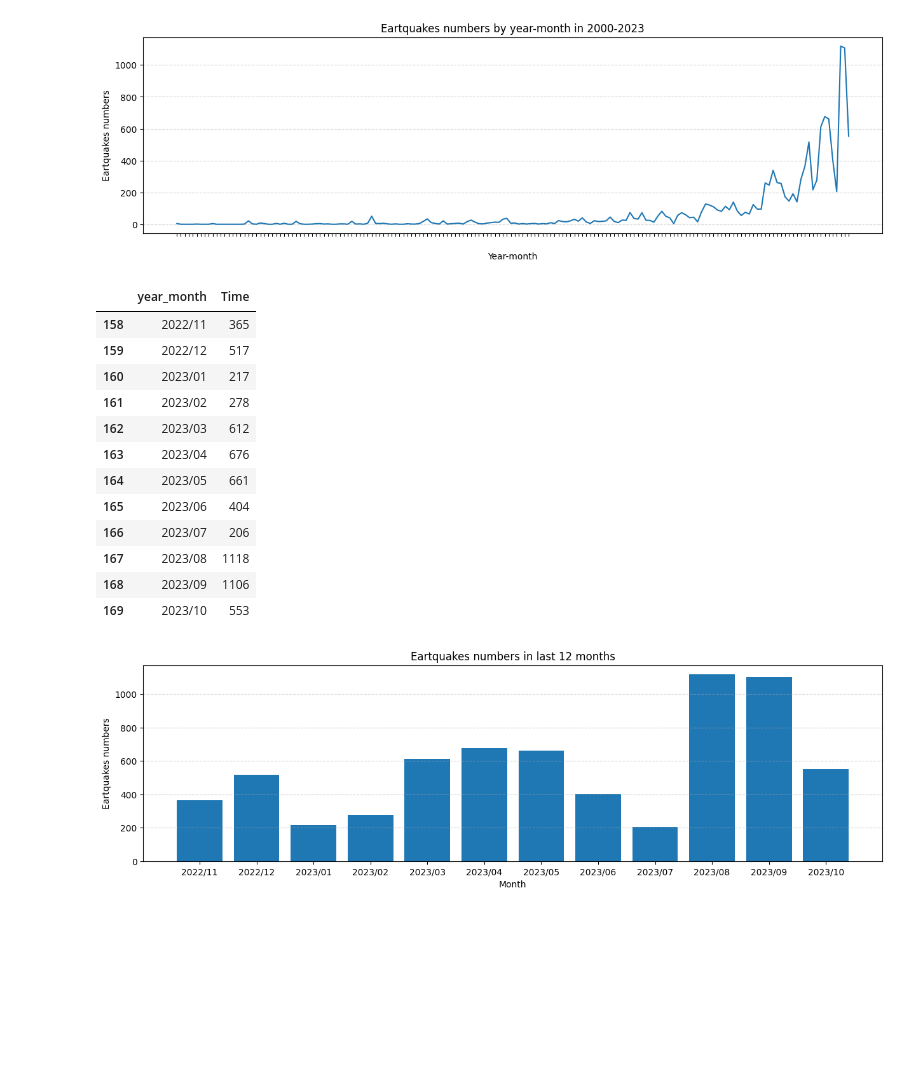
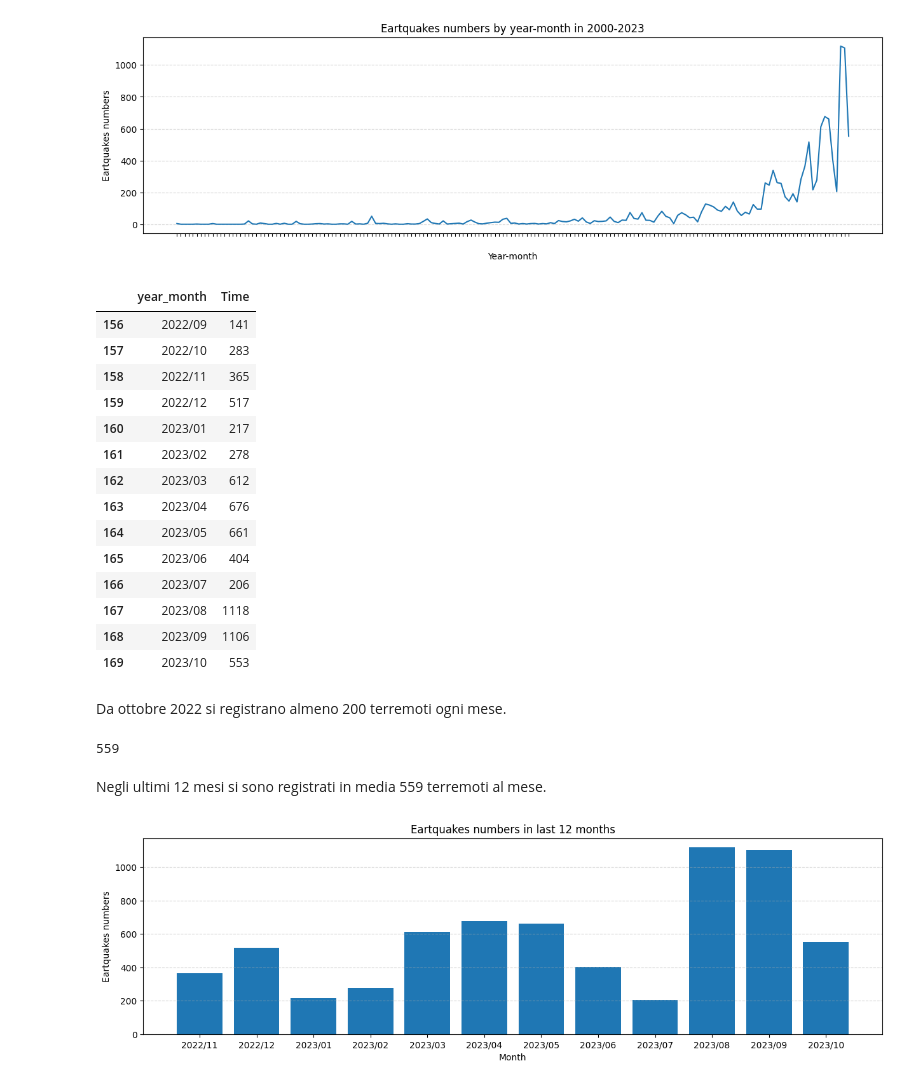
Before and after one commit to Pierfrancesco95/Portfolio, a Jupyter notebook: 03.03_PYTHON_Earthquakes Campi Flegrei/Analisi Terremoti CampiFlegrei.ipynb, the cells around one changed output. Drawn from its saved outputs; the diff is of its cells as text; code cells hidden in the pictures; blank space fills up the shorter version.

```diff
--- a/03.03_PYTHON_Earthquakes Campi Flegrei/Analisi Terremoti CampiFlegrei.ipynb
+++ b/03.03_PYTHON_Earthquakes Campi Flegrei/Analisi Terremoti CampiFlegrei.ipynb
@@ -365,10 +399,12 @@ plt.show()
 # %% [output]
 [figure]
 # %%
-# frequenza mensile terremoti negli ultimi 12 mesi
-df.groupby('year_month')['Time'].count().reset_index().tail(12)
+# frequenza mensile terremoti negli ultimi 14 mesi
+df.groupby('year_month')['Time'].count().reset_index().tail(14)
 # %% [output]
 |  | year_month | Time |
+| 156 | 2022/09 | 141 |
+| 157 | 2022/10 | 283 |
 | 158 | 2022/11 | 365 |
 | 159 | 2022/12 | 517 |
 | 160 | 2023/01 | 217 |
@@ -381,6 +417,15 @@ df.groupby('year_month')['Time'].count().reset_index().tail(12)
 | 167 | 2023/08 | 1118 |
 | 168 | 2023/09 | 1106 |
 | 169 | 2023/10 | 553 |
+# %% [markdown]
+Da ottobre 2022 si registrano almeno 200 terremoti ogni mese.
+# %%
+# media mensile terremoti negli ultimi 12 mesi
+int(df.groupby('year_month')['Time'].count().reset_index().tail(12).Time.mean())
+# %% [output]
+559
+# %% [markdown]
+Negli ultimi 12 mesi si sono registrati in media 559 terremoti al mese.
 # %%
 x = df.groupby('year_month')['Time'].count().reset_index().tail(12)['year_month']
 y = df.groupby('year_month')['Time'].count().reset_index().tail(12)['Time']
```
Also changed, not shown: parts of 45 cells of this notebook.
